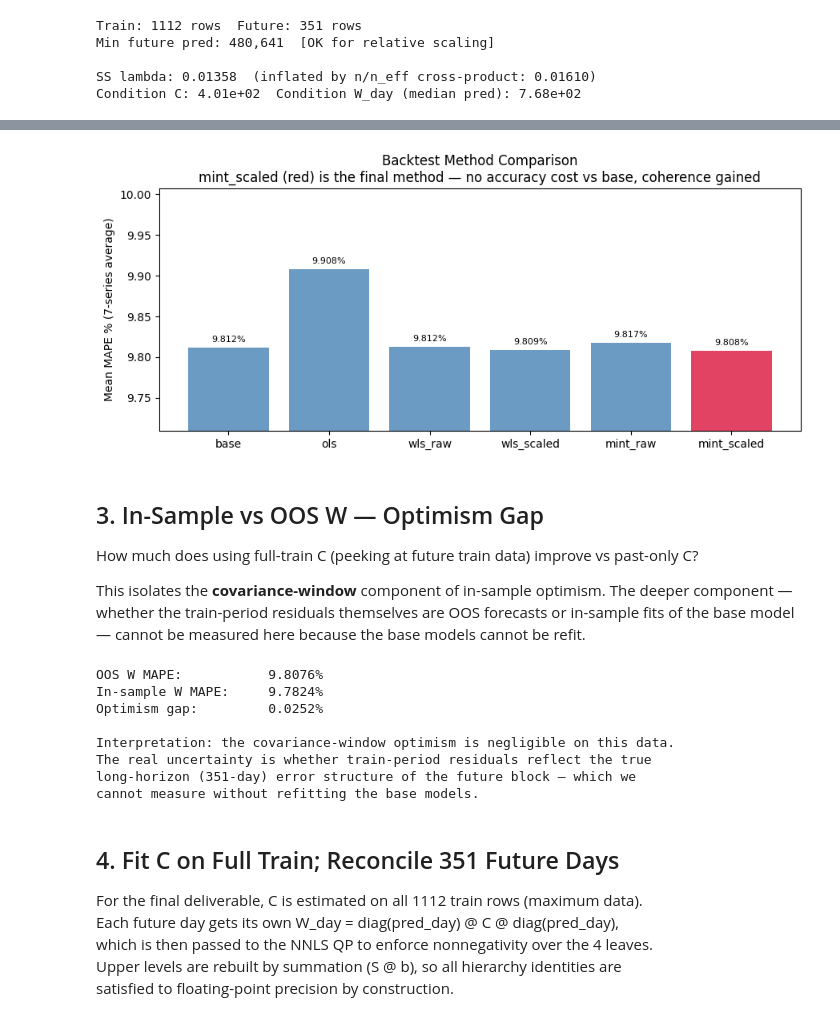
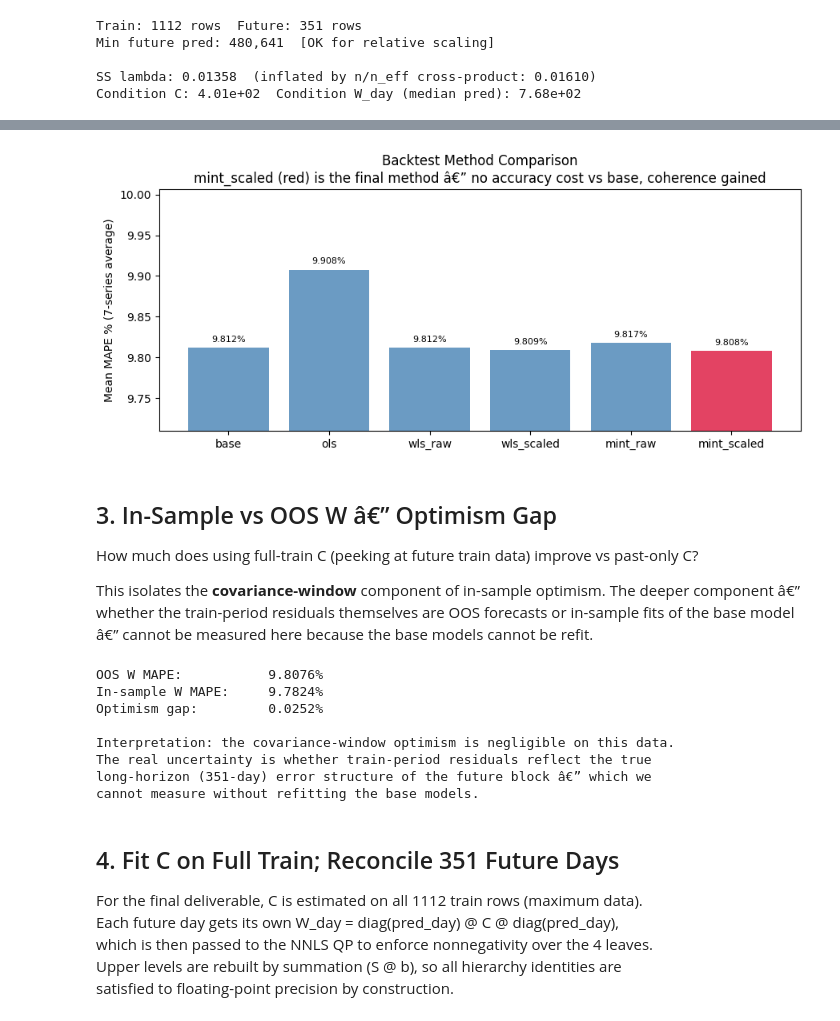
Before and after one commit to deepanvishal/retail_forecast, a Jupyter notebook: model.ipynb, the cells around one changed output, grey strips where cells are left out. Cells and saved outputs as stored; diff of their text form; code cells hidden in the pictures.

```diff
--- a/model.ipynb
+++ b/model.ipynb
@@ -102,30 +102,30 @@ mint_scaled        9.8076          8.9573        10.0245         8.6974  10.3785
 # %%
 # Visualise method comparison
 methods = summary_df.index.tolist()
 overall_mapes = summary_df['overall_mape'].values
 
 fig, ax = plt.subplots(figsize=(9, 4))
 colors = ['steelblue' if m != 'mint_scaled' else 'crimson' for m in methods]
 bars = ax.bar(methods, overall_mapes, color=colors, alpha=0.8)
 for bar, val in zip(bars, overall_mapes):
     ax.text(bar.get_x() + bar.get_width()/2, val + 0.005, f'{val:.3f}%',
             ha='center', va='bottom', fontsize=8)
 ax.set_ylabel('Mean MAPE % (7-series average)')
-ax.set_title('Backtest Method Comparison\nmint_scaled (red) is the final method — '
+ax.set_title('Backtest Method Comparison\nmint_scaled (red) is the final method â€” '
              'no accuracy cost vs base, coherence gained')
 ax.set_ylim(overall_mapes.min() * 0.99, overall_mapes.max() * 1.01)
 plt.tight_layout()
 plt.savefig(f'{FIGURES_DIR}/backtest_comparison.png', dpi=150, bbox_inches='tight')
 plt.show()
 # %% [output]
-[figure, old version]
+[figure, new version]
 # %% [markdown]
-## 3. In-Sample vs OOS W — Optimism Gap
+## 3. In-Sample vs OOS W â€” Optimism Gap
 
 How much does using full-train C (peeking at future train data) improve vs past-only C?
 
-This isolates the **covariance-window** component of in-sample optimism.  The deeper component —
-whether the train-period residuals themselves are OOS forecasts or in-sample fits of the base model —
+This isolates the **covariance-window** component of in-sample optimism.  The deeper component â€”
+whether the train-period residuals themselves are OOS forecasts or in-sample fits of the base model â€”
 cannot be measured here because the base models cannot be refit.
 # %%
 oos_vs_ins = insample_vs_oos_W(train)
@@ -135,7 +135,7 @@ print(f'Optimism gap:         {oos_vs_ins["optimism_gap_pct"]:.4f}%')
 print()
 print('Interpretation: the covariance-window optimism is negligible on this data.')
 print('The real uncertainty is whether train-period residuals reflect the true')
-print('long-horizon (351-day) error structure of the future block — which we')
+print('long-horizon (351-day) error structure of the future block â€” which we')
 print('cannot measure without refitting the base models.')
 # %% [output]
 OOS W MAPE:           9.8076%
@@ -144,7 +144,7 @@ Optimism gap:         0.0252%
 
 Interpretation: the covariance-window optimism is negligible on this data.
 The real uncertainty is whether train-period residuals reflect the true
-long-horizon (351-day) error structure of the future block — which we
+long-horizon (351-day) error structure of the future block â€” which we
 cannot measure without refitting the base models.
 # %% [markdown]
 ## 4. Fit C on Full Train; Reconcile 351 Future Days
```
Also changed, not shown: parts of 5 cells of this notebook, 5 other files.
